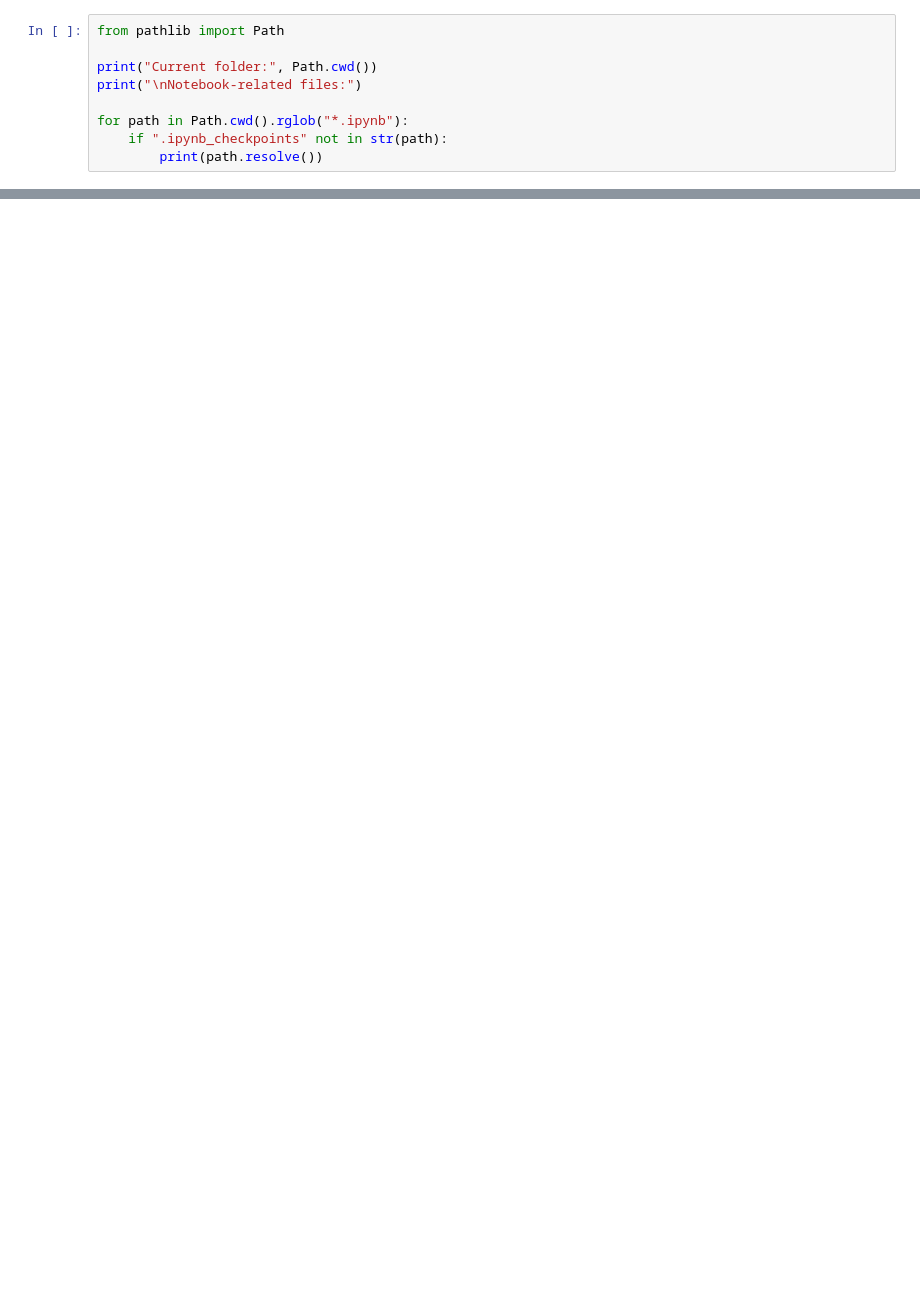
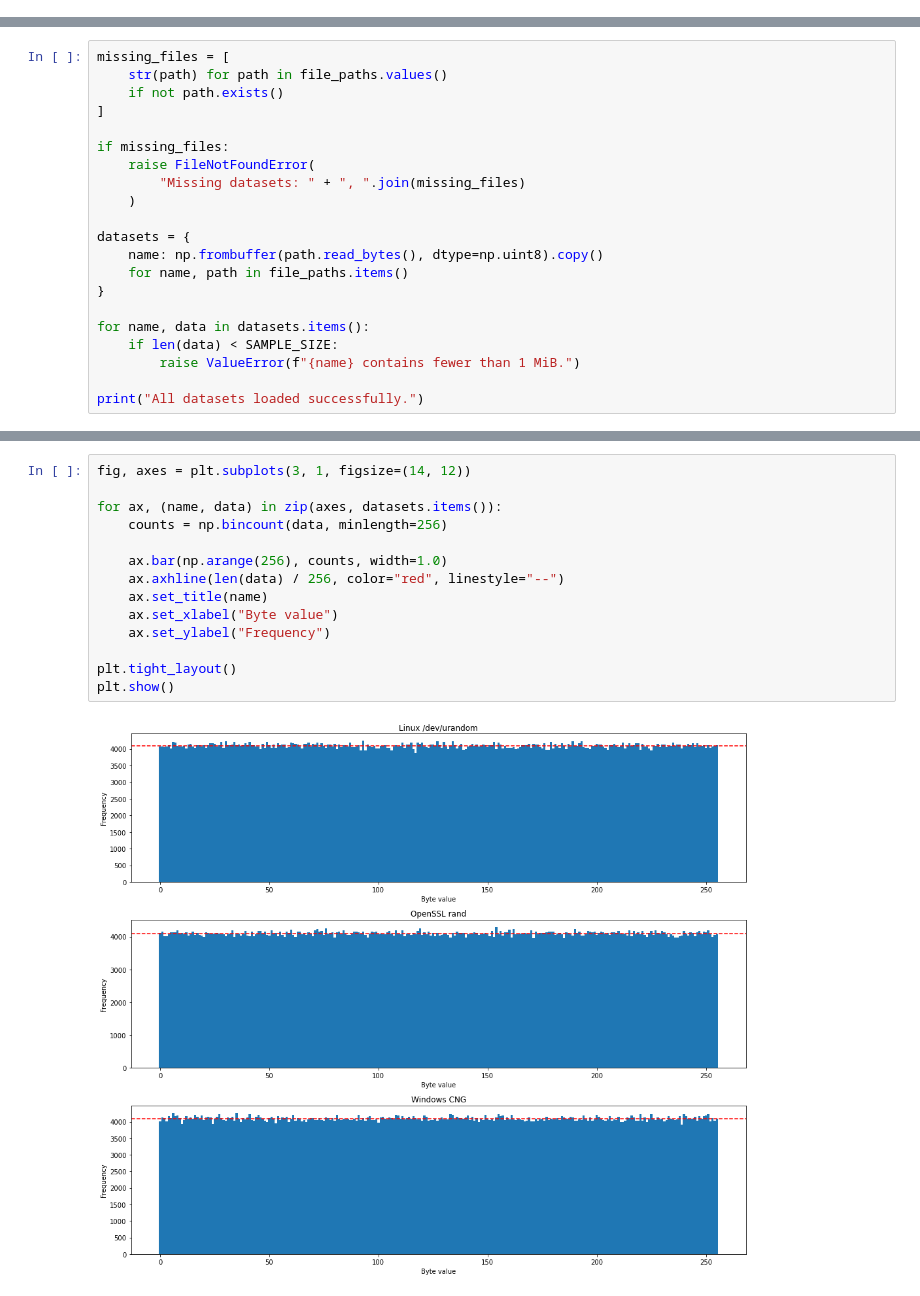
Before and after one commit to kadamanchijatin-max/CRYPOGRAPHYLAB, a Jupyter notebook: random_numbers/random_nums.ipynb, the cells around one changed output, grey strips where cells are left out. Saved outputs shown, nothing was run; the diff lists cells and outputs as text; blank space fills up the shorter version.

```diff
--- a/random_numbers/random_nums.ipynb
+++ b/random_numbers/random_nums.ipynb
@@ -441,9 +0,0 @@ Summary saved to: /home/mnit/2024ucp1903/random_data/statistical_summary.csv
-# %%
-from pathlib import Path
-
-print("Current folder:", Path.cwd())
-print("\nNotebook-related files:")
-
-for path in Path.cwd().rglob("*.ipynb"):
-    if ".ipynb_checkpoints" not in str(path):
-        print(path.resolve())
@@ -464,0 +122,21 @@ File exists: True
+# %%
+missing_files = [
+    str(path) for path in file_paths.values()
+    if not path.exists()
+]
+
+if missing_files:
+    raise FileNotFoundError(
+        "Missing datasets: " + ", ".join(missing_files)
+    )
+
+datasets = {
+    name: np.frombuffer(path.read_bytes(), dtype=np.uint8).copy()
+    for name, path in file_paths.items()
+}
+
+for name, data in datasets.items():
+    if len(data) < SAMPLE_SIZE:
+        raise ValueError(f"{name} contains fewer than 1 MiB.")
+
+print("All datasets loaded successfully.")
@@ -464,0 +162,16 @@ File exists: True
+# %%
+fig, axes = plt.subplots(3, 1, figsize=(14, 12))
+
+for ax, (name, data) in zip(axes, datasets.items()):
+    counts = np.bincount(data, minlength=256)
+
+    ax.bar(np.arange(256), counts, width=1.0)
+    ax.axhline(len(data) / 256, color="red", linestyle="--")
+    ax.set_title(name)
+    ax.set_xlabel("Byte value")
+    ax.set_ylabel("Frequency")
+
+plt.tight_layout()
+plt.show()
+# %% [output]
+[figure, added]
```
Also changed, not shown: parts of 35 cells of this notebook, 9 other files.
